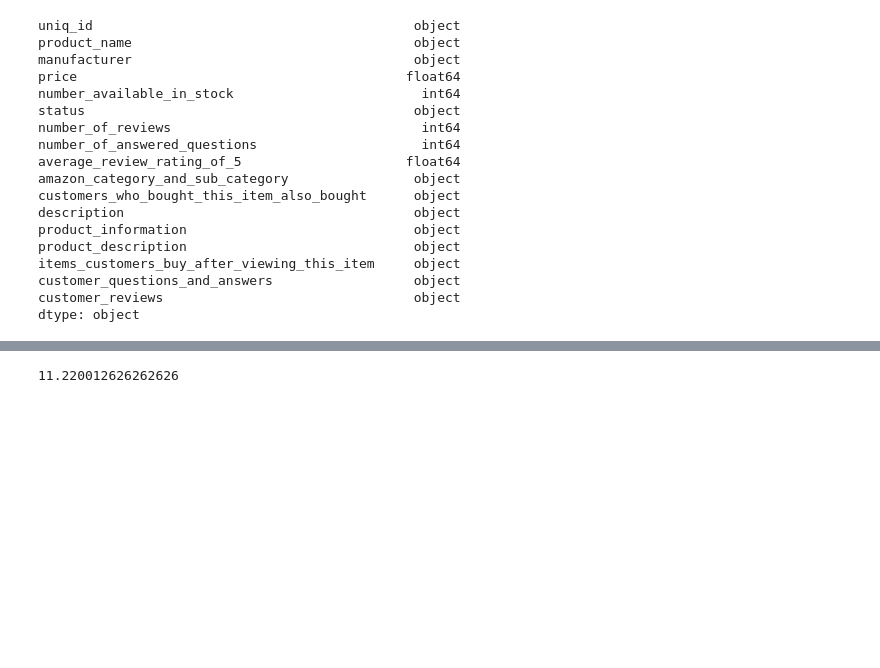
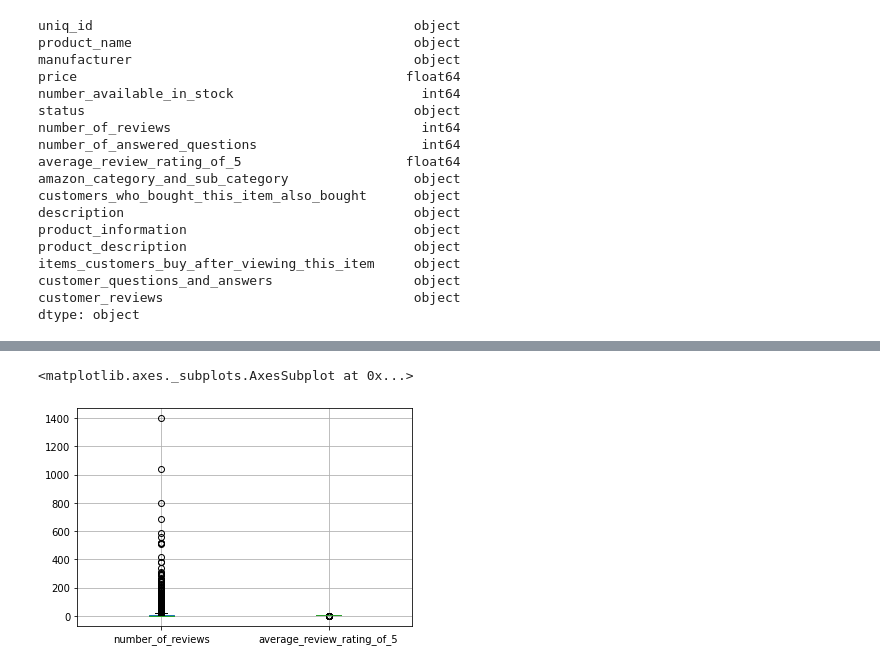
Before and after one commit to sekharmm/mandava_IT533, a Jupyter notebook: mandava_toydata.ipynb, the cells around one changed output, grey strips where cells are left out. Saved outputs shown, nothing was run; the diff lists cells and outputs as text; code cells hidden in the pictures; blank space fills up the shorter version.

```diff
--- a/mandava_toydata.ipynb
+++ b/mandava_toydata.ipynb
@@ -74,5 +214,6 @@ dtype: object
 # %%
-toydata.number_of_reviews.mean()
+toydata.boxplot(['number_of_reviews','average_review_rating_of_5'])
 # %% [output]
-11.220012626262626
+<matplotlib.axes._subplots.AxesSubplot at 0x...>
+[figure, added]
 # %%
```
Also changed, not shown: parts of 47 cells of this notebook.
